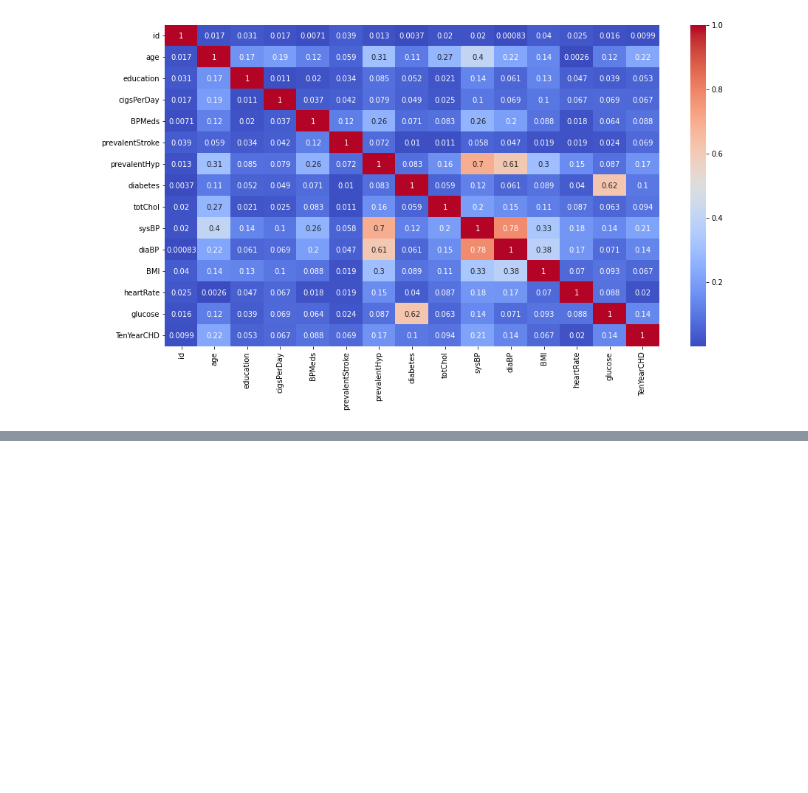
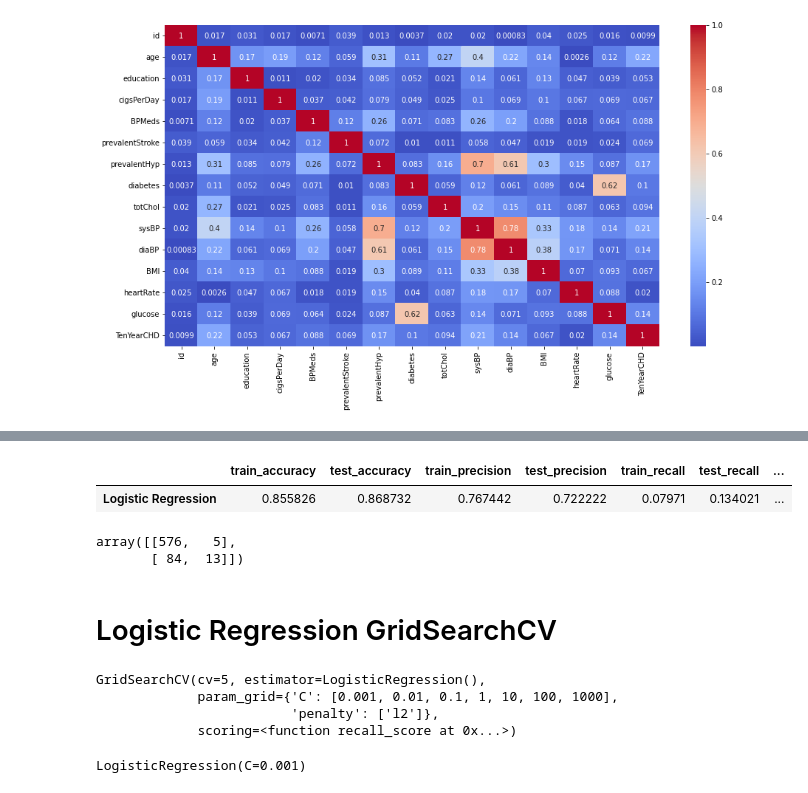
Before and after one commit to OmPrakashGH/Cardiovascular-Risk-Prediction, a Jupyter notebook: Cardiovascular.ipynb, the cells around one changed output, grey strips where cells are left out. Saved outputs shown, nothing was run; the diff lists cells and outputs as text; code cells hidden in the pictures; blank space fills up the shorter version.

```diff
--- a/Cardiovascular.ipynb
+++ b/Cardiovascular.ipynb
@@ -275,0 +318,37 @@ plt.show()
+# %%
+# Get the predicted classes
+lr_train_class_preds = lr_clf.predict(X_train)
+lr_test_class_preds = lr_clf.predict(X_test)
+# %%
+# Train matrics
+LR_train_Accuracy_Score = accuracy_score(y_train,lr_train_class_preds)
+LR_train_Precision_Score = precision_score(y_train,lr_train_class_preds)
+LR_train_Recall_Score = recall_score(y_train,lr_train_class_preds)
+LR_train_F1_Score = f1_score(y_train,lr_train_class_preds)
+LR_train_roc_auc = roc_auc_score(y_train,lr_train_preds)
+# %%
+# Test matrics
+LR_test_Accuracy_Score = accuracy_score(y_test,lr_test_class_preds)
+LR_test_Precision_Score = precision_score(y_test,lr_test_class_preds)
+LR_test_Recall_Score = recall_score(y_test,lr_test_class_preds)
+LR_test_F1_Score = f1_score(y_test,lr_test_class_preds)
+LR_test_roc_auc = roc_auc_score(y_test,lr_test_preds)
+# %%
+LR_df=pd.DataFrame({'train_accuracy':LR_train_Accuracy_Score,'test_accuracy':LR_test_Accuracy_Score,
+                      'train_precision':LR_train_Precision_Score,'test_precision':LR_test_Precision_Score,
+                      'train_recall':LR_train_Recall_Score,'test_recall':LR_test_Recall_Score,
+                      'train_f1score':LR_train_F1_Score,'test_f1score':LR_test_F1_Score,
+                      'train_auc_roc':LR_train_roc_auc,'test_auc_roc':LR_test_roc_auc},index=['Logistic Regression'])
+# %%
+LR_df
+# %% [output]
+|  | train_accuracy | test_accuracy | train_precision | test_precision | train_recall | test_recall | ... |
+| Logistic Regression | 0.855826 | 0.868732 | 0.767442 | 0.722222 | 0.07971 | 0.134021 | ... |
+# %%
+#Logistic Regression Confusion matrix
+confusion_matrix(y_test,lr_test_class_preds )
+# %% [output]
+array([[576,   5],
+       [ 84,  13]])
+# %% [markdown]
+# Logistic Regression GridSearchCV
@@ -275,0 +357,16 @@ plt.show()
+# %%
+# Defining parameter list to perform GridSearchCV
+param_dict = {'penalty': ['l2'], 'C': [0.001,0.01,0.1,1,10,100,1000]}
+# GridSearchCV
+lr_grid = GridSearchCV(estimator=lr_cv_clf,param_grid = param_dict,scoring = recall_score, cv=5)
+lr_grid.fit(X_train,y_train)
+# %% [output]
+GridSearchCV(cv=5, estimator=LogisticRegression(),
+             param_grid={'C': [0.001, 0.01, 0.1, 1, 10, 100, 1000],
+                         'penalty': ['l2']},
+             scoring=<function recall_score at 0x...>)
+# %%
+# Getting best estimator from GridSearch
+lr_grid.best_estimator_
+# %% [output]
+LogisticRegression(C=0.001)
```
Also changed, not shown: parts of 19 cells of this notebook.
